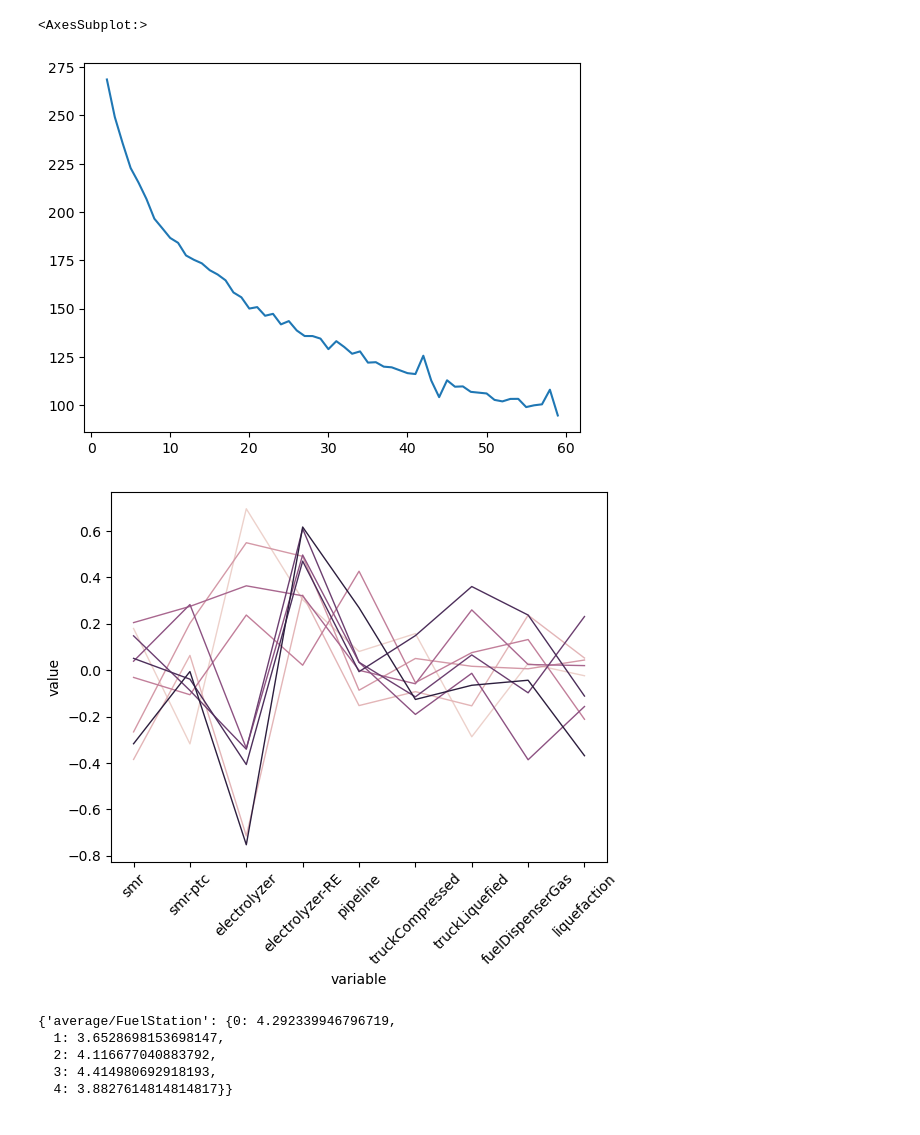
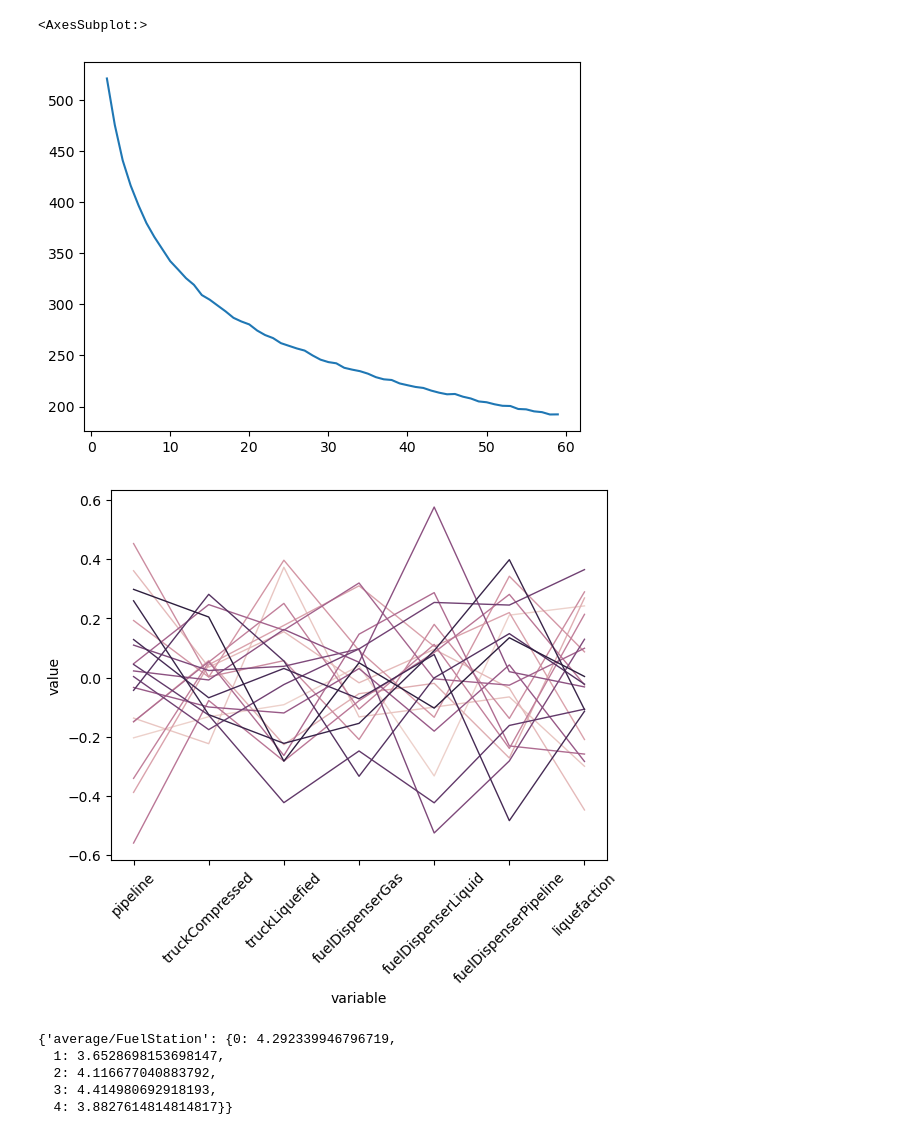
Before and after one commit to webber-energy-group/HOwDI, a Jupyter notebook: notebooks/monte_carlo_cluster.ipynb, the cells around one changed output. Cells and saved outputs as stored; diff of their text form; code cells hidden in the pictures.

Commit message:
initial messing with data

```diff
--- a/notebooks/monte_carlo_cluster.ipynb
+++ b/notebooks/monte_carlo_cluster.ipynb
@@ -10,14 +10,14 @@ from HOwDI.postprocessing.input_scenarios import (
 )
 # %%
 engine = create_db_engine(
-    "sqlite:///C:/Users/bpeco/Box/h2@scale/h2_model/trial0.sqlite"
+    "sqlite:///C:/Users/bpeco/Box/h2@scale/h2_model/trial_923.sqlite"
 )
 mc_info = get_monte_carlo_info(
-    uuid="401ee3ee-e235-41dc-a399-5adaa7e58cd7",
+    uuid="c991f2ec-d76a-4203-89d1-3652b225b6f6",
     engine=engine,
 )
 # %%
-data = {n: cluster_monet_carlo_info(mc_info, n_clusters=n) for n in range(2,60)}
+data = {n: cluster_monet_carlo_info(mc_info, n_clusters=n, n_bins=1) for n in range(2,60)}
 # %%
 inertia = pd.concat(
     [
@@ -29,30 +29,30 @@ inertia = pd.concat(
 inertia.max().T.plot()
 # %% [output]
 <AxesSubplot:>
-[figure, old version]
+[figure, new version]
 # %%
-clustered_data = data[9][0]
+clustered_data = data[20][0]
 value_column = "average/FuelStation"
 melt = pd.melt(
-    clustered_data[clustered_data["bin"] == 3],
+    clustered_data[clustered_data["bin"] == 0],
     id_vars=[value_column, "bin", "cluster"],
 )
 
 fix, ax = plt.subplots()
 g = sns.lineplot(
     x="variable",
     y="value",
     data=melt,
     hue="cluster",
     # units="cluster",
     # style="cluster",
     estimator=None,
     lw=1,
 )
 plt.xticks(rotation=45)
 ax.legend().remove()
 # %% [output]
-[figure, old version]
+[figure, new version]
 # %%
 clustered_data[["bin","average/FuelStation"]].groupby("bin").mean().to_dict()
 # %% [output]
```
Also changed, not shown: parts of 1 cell of this notebook, 14 other files.
